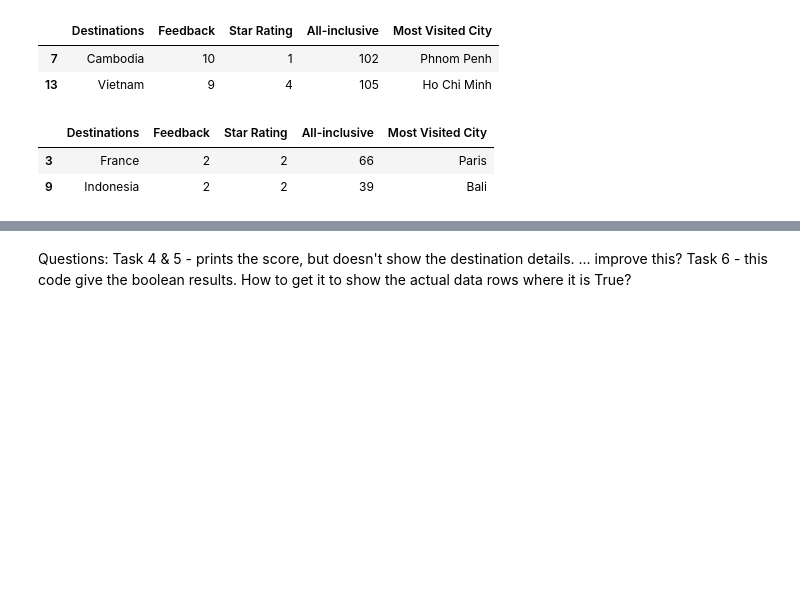
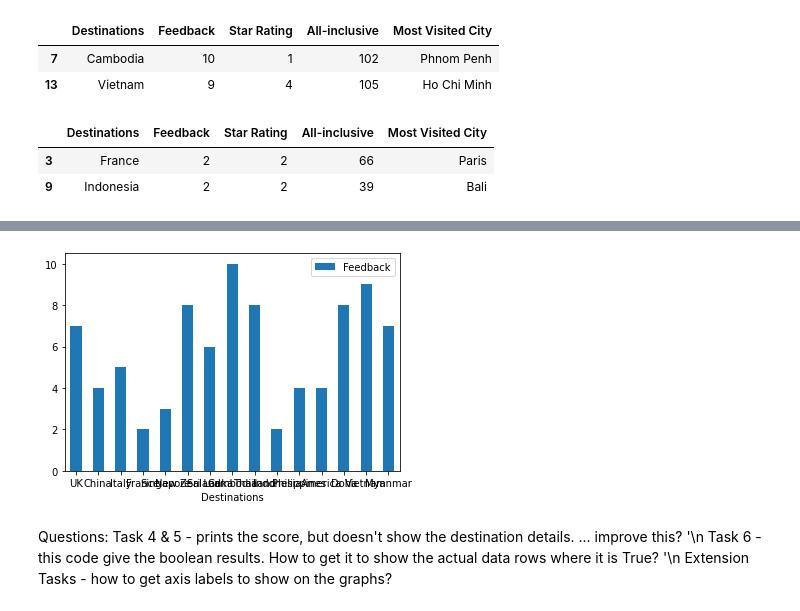
Before and after one commit to SilverAntler/TTA-Home-Learning, a Jupyter notebook: Week 3&4 Pandas/Pandas_1.ipynb, the cells around one changed output, grey strips where cells are left out. Cells and saved outputs as stored; diff of their text form; code cells hidden in the pictures; blank space fills up the shorter version.

```diff
--- a/Week 3&4 Pandas/Pandas_1.ipynb
+++ b/Week 3&4 Pandas/Pandas_1.ipynb
@@ -131,4 +152,9 @@ below_equal_2.head()
+# %%
+ax = destinations.plot.bar(x='Destinations', y='Feedback', rot=0)
+# %% [output]
+[figure, added]
 # %% [markdown]
 Questions:
-Task 4 & 5 - prints the score, but doesn't show the destination details. ... improve this?
-Task 6 - this code give the boolean results. How to get it to show the actual data rows where it is True?
+Task 4 & 5 - prints the score, but doesn't show the destination details. ... improve this? '\n
+Task 6 - this code give the boolean results. How to get it to show the actual data rows where it is True? '\n
+Extension Tasks - how to get axis labels to show on the graphs?
```
Also changed, not shown: parts of 4 cells of this notebook.
